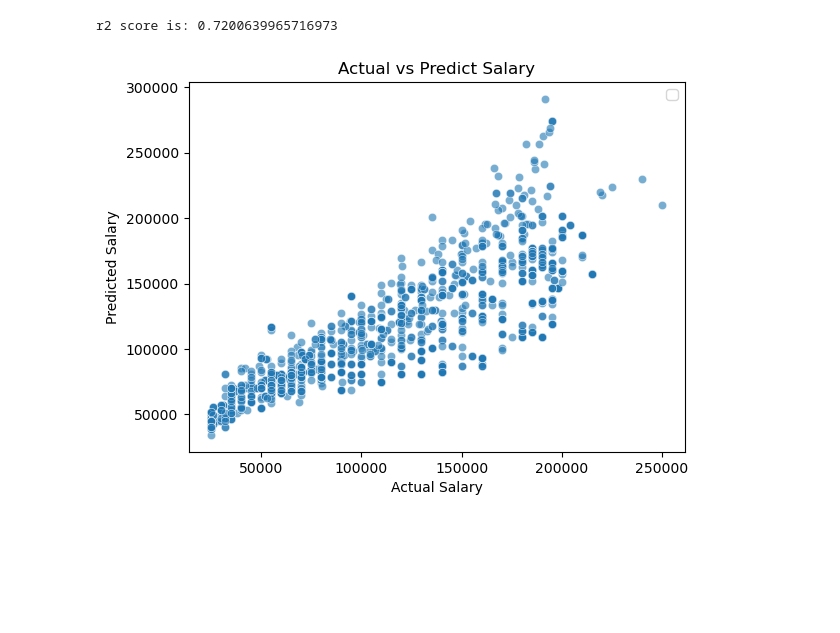
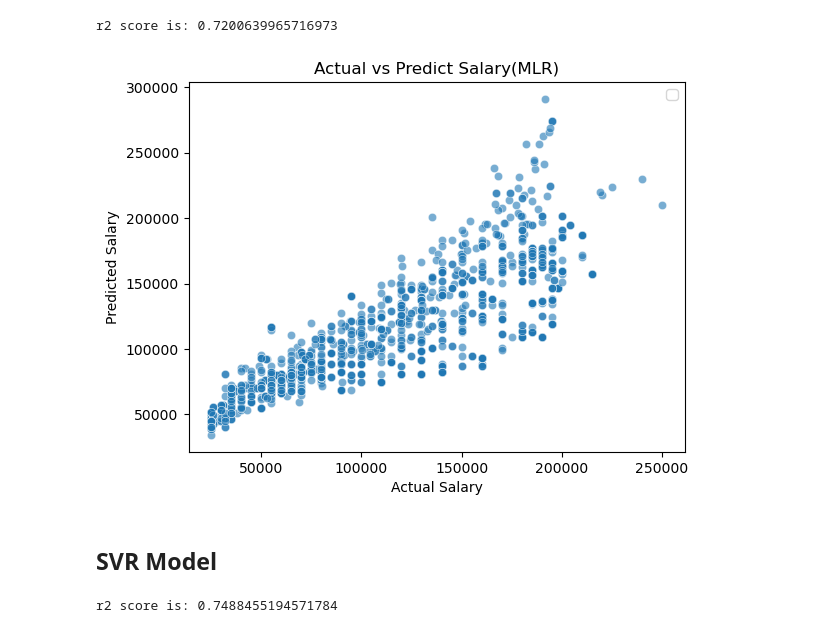
Before and after one commit to smoonlee1503/smoonlee1503, a Jupyter notebook: eda-ml-salary-based-on-country.ipynb, the cells around one changed output. Saved outputs shown, nothing was run; the diff lists cells and outputs as text; code cells hidden in the pictures; blank space fills up the shorter version.

Commit message:
Kaggle Notebook | EDA | ML | Salary based on country | Version 2

```diff
--- a/eda-ml-salary-based-on-country.ipynb
+++ b/eda-ml-salary-based-on-country.ipynb
@@ -282,10 +284,22 @@ r2 score is: 0.7200639965716973
 # %%
 # plot the graph between y_predict and y_test
 sns.scatterplot(x=y_test, y=y_pred, alpha=0.6)
 plt.xlabel('Actual Salary')
 plt.ylabel('Predicted Salary')
-plt.title('Actual vs Predict Salary')
+plt.title('Actual vs Predict Salary(MLR)')
 plt.legend()
 plt.show()
 # %% [output]
-[figure, old version]
+[figure, new version]
+# %% [markdown]
+## SVR Model
+# %%
+from sklearn.svm import SVR
+svr_rbf = SVR(kernel='rbf', C=1e3, gamma=0.1)
+svr_rbf.fit(x_train,y_train)
+y_pred = svr_rbf.predict(x_test)
+r2_svr = r2_score(y_test, y_pred)
+
+print('r2 score is:', r2_svr)
+# %% [output]
+r2 score is: 0.7488455194571784
```
Also changed, not shown: parts of 9 cells of this notebook.
